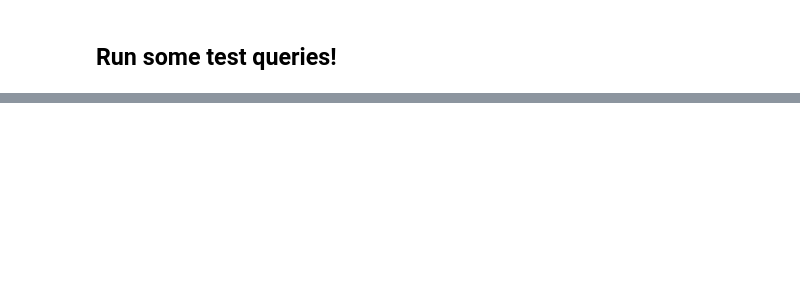
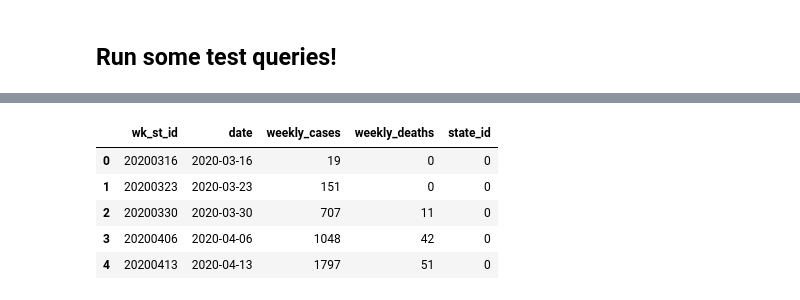
Before and after one commit to CougarBellinger/ISTA-322-FA24, a Jupyter notebook: Classwork/Labs/DE_Lab_4_STUDENT_Simple_ETL_cougar_bellinger.ipynb, the cells around one changed output, grey strips where cells are left out. Drawn from its saved outputs; the diff is of its cells as text; code cells hidden in the pictures; blank space fills up the shorter version.

```diff
--- a/Classwork/Labs/DE_Lab_4_STUDENT_Simple_ETL_cougar_bellinger.ipynb
+++ b/Classwork/Labs/DE_Lab_4_STUDENT_Simple_ETL_cougar_bellinger.ipynb
@@ -232,10 +378,10 @@ First, go and run the functions we've been using. **Update** the `get_conn_cur()
 #connection information
 #use 127.0.0.1 as the address for local MySQL server or use AWS endpoint for AWS based MySQL server
 #use the rest of the information accordingly based on your check notebook in Setting Up MySQL Server document.
-mysql_address  = ''
-mysql_username=''
-mysql_password=''
-mysql_database = ''
+mysql_address  = 'my-dataengineering-db.chg62e6gampt.us-east-2.rds.amazonaws.com'
+mysql_username='cougarbellinger'
+mysql_password='raZV&hDe3nykXf#QhxNN'
+mysql_database = 'my_dataengineering_db'
 
 def get_conn_cur():
     cnx = mysql.connector.connect(user=mysql_username, password=mysql_password,
@@ -489,7 +711,14 @@ run_query(sq)
 # %%
 # And weekly_stats
-sq = """ SELECT * FROM weekly_stats
+sq = """ SELECT * FROM coviddb_weekly_stats
      LIMIT 5;"""
 run_query(sq)
+# %% [output]
+|  | wk_st_id | date | weekly_cases | weekly_deaths | state_id |
+| 0 | 20200316 | 2020-03-16 | 19 | 0 | 0 |
+| 1 | 20200323 | 2020-03-23 | 151 | 0 | 0 |
+| 2 | 20200330 | 2020-03-30 | 707 | 11 | 0 |
+| 3 | 20200406 | 2020-04-06 | 1048 | 42 | 0 |
+| 4 | 20200413 | 2020-04-13 | 1797 | 51 | 0 |
 # %%
 # Do a subquery getting just weekly stats where the state is 'Arizona'
```
Also changed, not shown: parts of 42 cells of this notebook.
